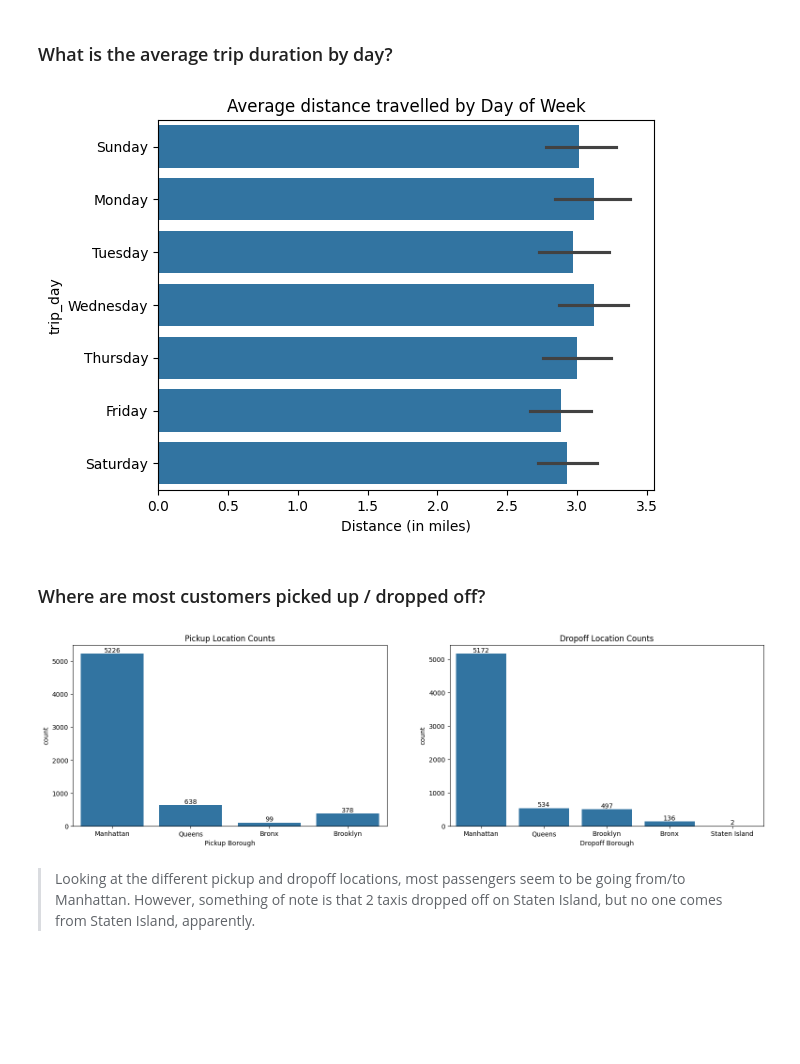
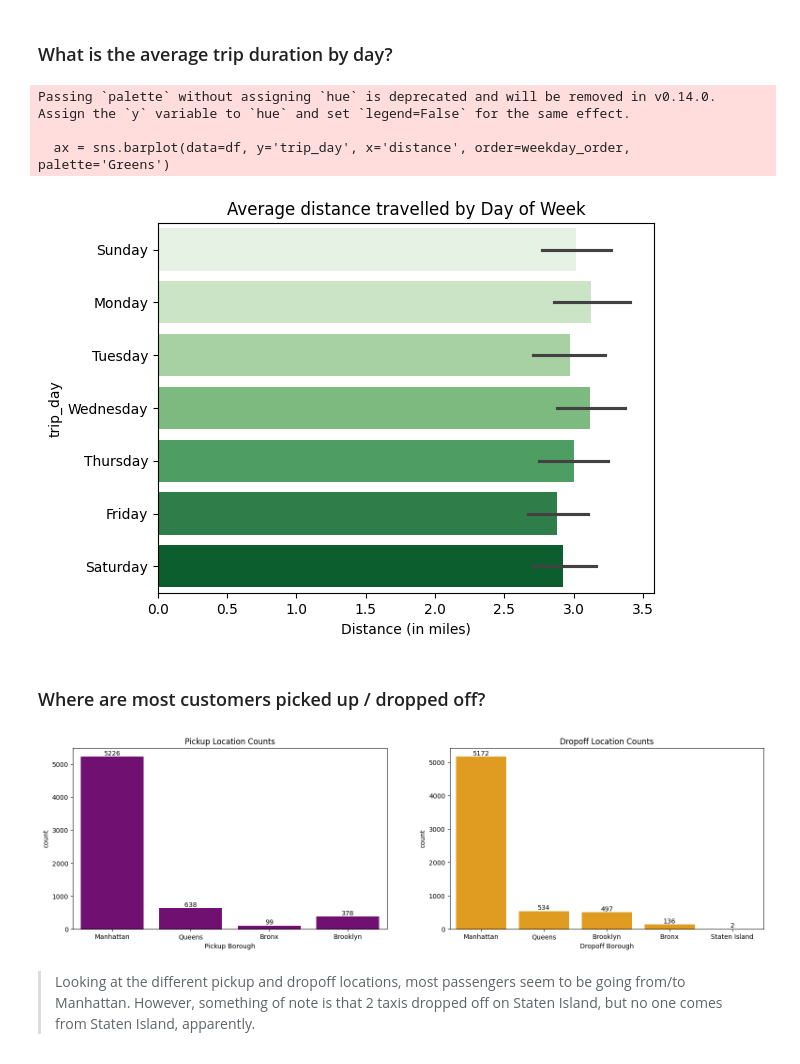
Before and after one commit to danielphilip12/Taxi-Data-Analysis, a Jupyter notebook: EDA.ipynb, the cells around one changed output. Saved outputs shown, nothing was run; the diff lists cells and outputs as text; code cells hidden in the pictures; blank space fills up the shorter version.

```diff
--- a/EDA.ipynb
+++ b/EDA.ipynb
@@ -243,25 +246,28 @@ plt.savefig('./images/avg_fare_day.png')
 # %% [markdown]
 ### What is the average trip duration by day?
 # %%
-ax = sns.barplot(data=df, y='trip_day', x='distance', order=weekday_order)
+ax = sns.barplot(data=df, y='trip_day', x='distance', order=weekday_order, palette='Greens')
 ax.set_title("Average distance travelled by Day of Week")
 ax.set_xlabel('Distance (in miles)')
 plt.savefig('./images/avg_dur_day_diff.png')
 # %% [output]
+Passing `palette` without assigning `hue` is deprecated and will be removed in v0.14.0. Assign the `y` variable to `hue` and set `legend=False` for the same effect.
+
+  ax = sns.barplot(data=df, y='trip_day', x='distance', order=weekday_order, palette='Greens')
-[figure, old version]
+[figure, new version]
 # %% [markdown]
 ### Where are most customers picked up / dropped off?
 # %%
 fig, ax = plt.subplots(1, 2, figsize=(19, 5))
 
-ax1 = sns.countplot(data=df, x='pickup_borough', ax=ax[0])
+ax1 = sns.countplot(data=df, x='pickup_borough', ax=ax[0], color='purple')
 for container in ax1.containers:
     ax1.bar_label(container)
 
 ax1.set_title("Pickup Location Counts")
 ax1.set_xlabel('Pickup Borough')
 
-ax2 = sns.countplot(data=df, x='dropoff_borough', ax=ax[1])
+ax2 = sns.countplot(data=df, x='dropoff_borough', ax=ax[1], color='orange')
 for container in ax2.containers:
     ax2.bar_label(container)
 
@@ -269,7 +275,7 @@ ax2.set_title("Dropoff Location Counts")
 ax2.set_xlabel("Dropoff Borough")
 plt.savefig('./images/pickup_dropoff.png')
 # %% [output]
-[figure, old version]
+[figure, new version]
 # %% [markdown]
 > Looking at the different pickup and dropoff locations, most passengers seem to be going from/to Manhattan. However, something of note is that 2 taxis dropped off on Staten Island, but no one comes from Staten Island, apparently.
 # %% [markdown]
```
Also changed, not shown: parts of 6 cells of this notebook, 7 other files.
